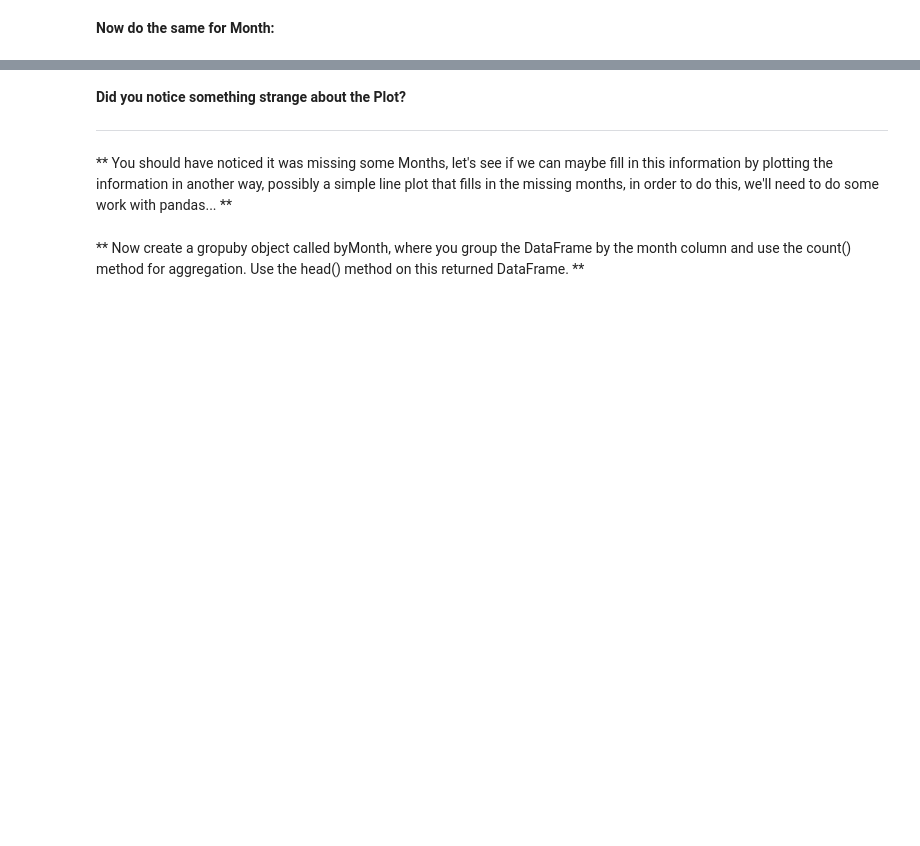
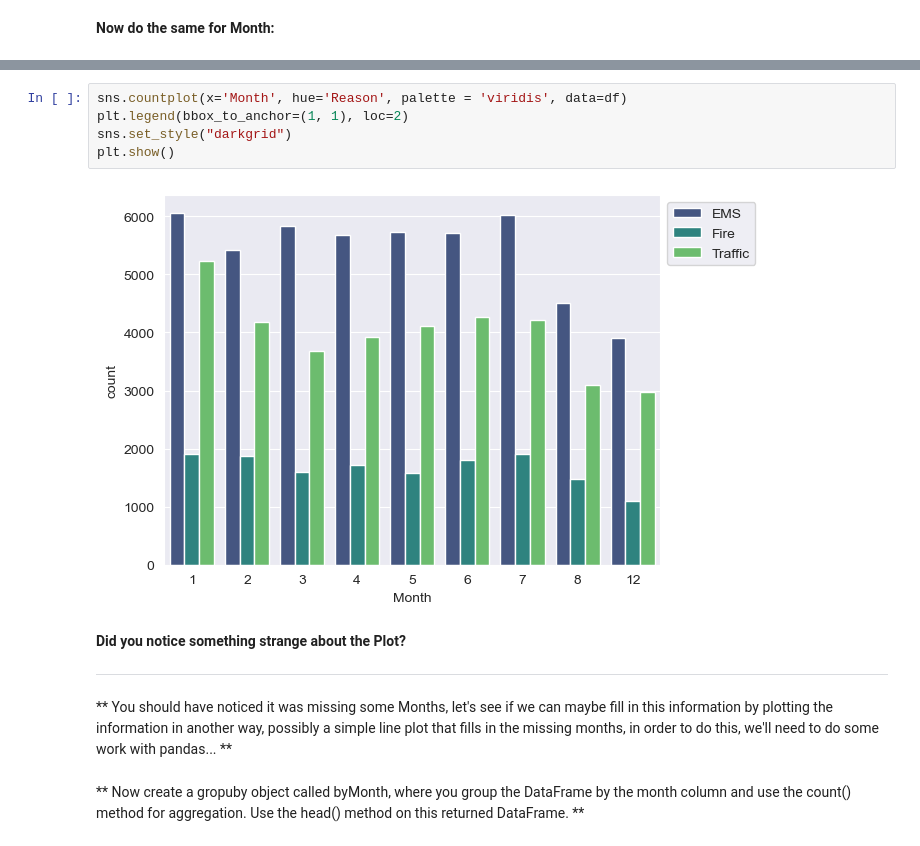
Before and after one commit to SpeedBird789/Data-Capstone-Project, a Jupyter notebook: Calls Data My Attempt.ipynb, the cells around one changed output, grey strips where cells are left out. Drawn from its saved outputs; the diff is of its cells as text; blank space fills up the shorter version.

```diff
--- a/Calls Data My Attempt.ipynb
+++ b/Calls Data My Attempt.ipynb
@@ -204,3 +204,10 @@ df
+# %%
+sns.countplot(x='Month', hue='Reason', palette = 'viridis', data=df)
+plt.legend(bbox_to_anchor=(1, 1), loc=2)
+sns.set_style("darkgrid")
+plt.show()
+# %% [output]
+[figure, added]
 # %% [markdown]
 **Did you notice something strange about the Plot?**
 
```
Also changed, not shown: parts of 11 cells of this notebook.
